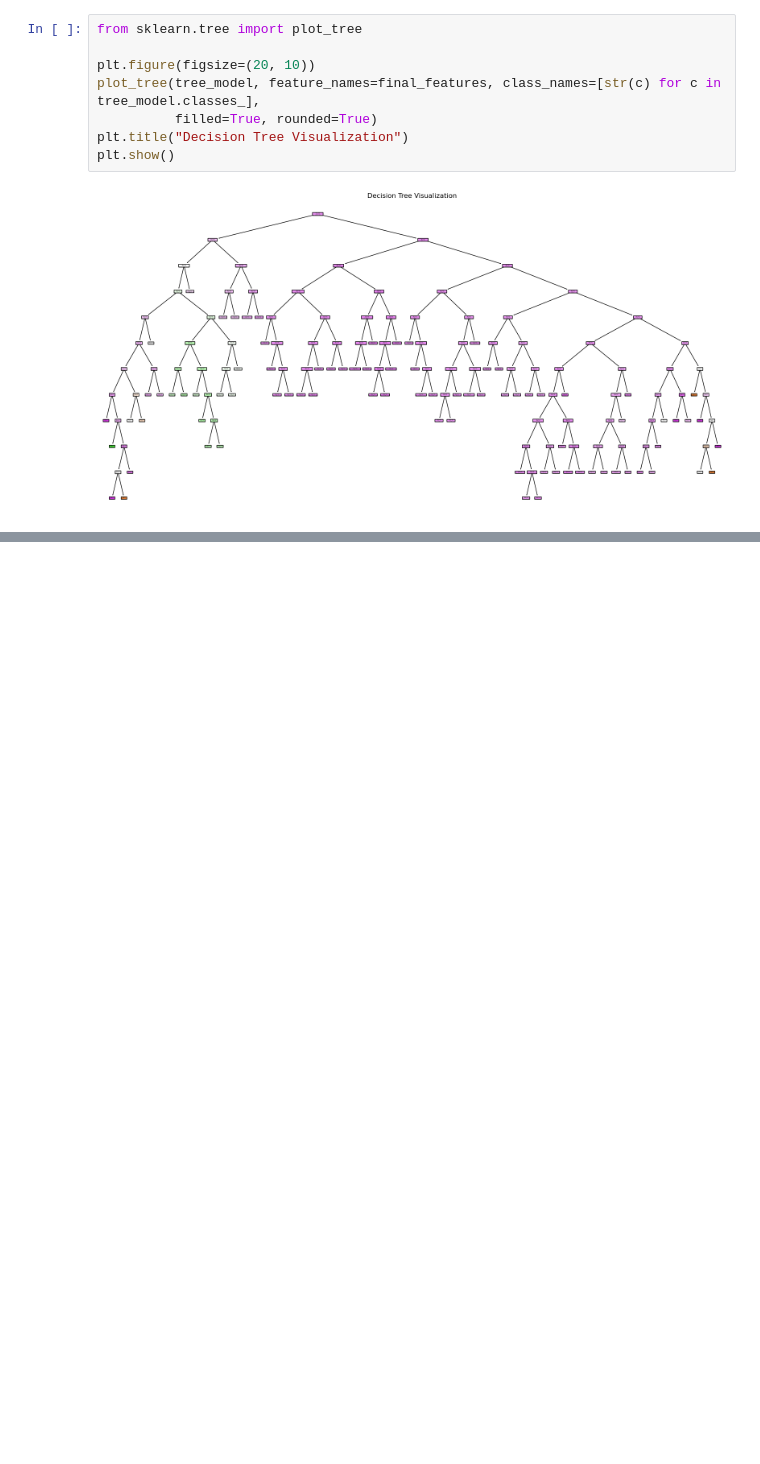
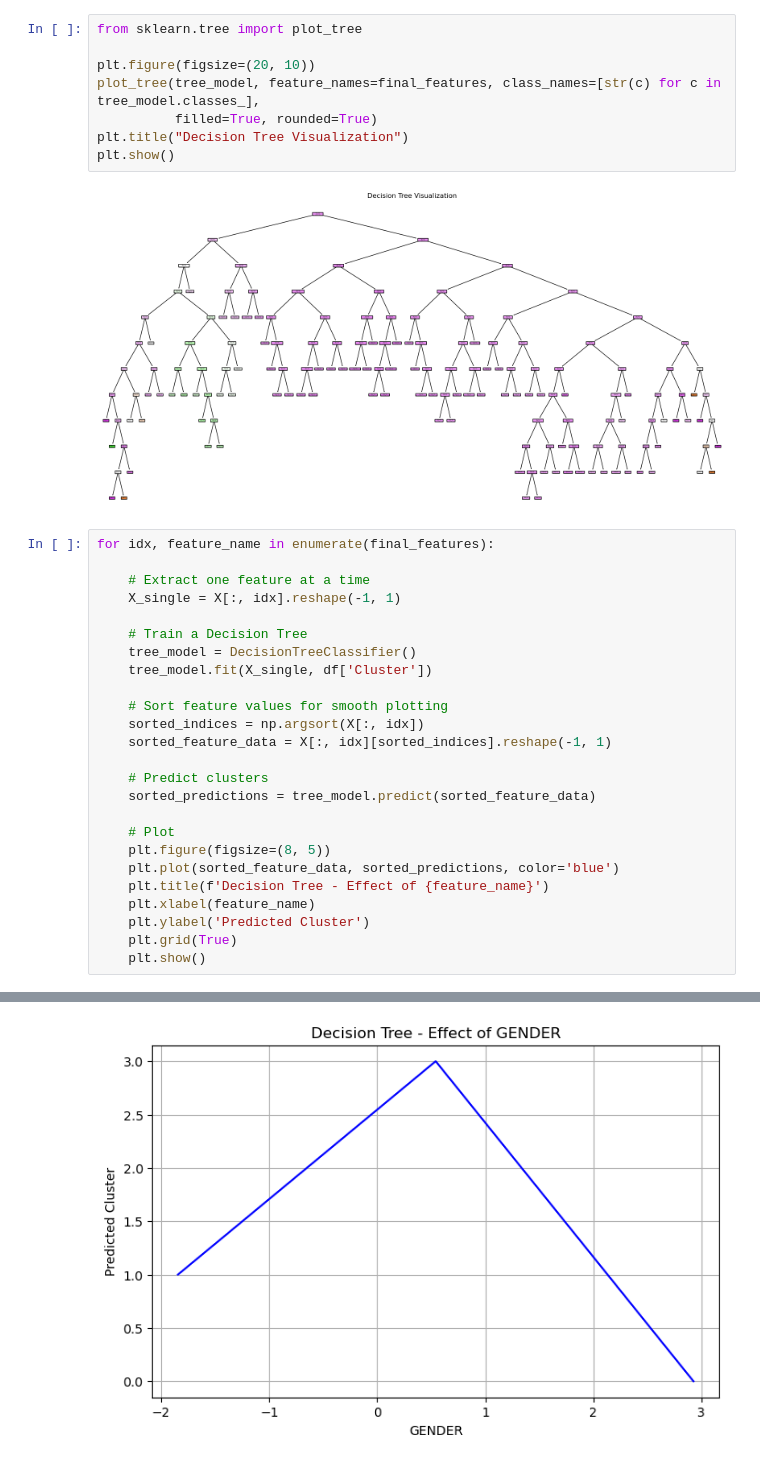
Before and after one commit to Raghupathy2000/FinalProject_Guvi, a Jupyter notebook: AirLine_Final.ipynb, the cells around one changed output, grey strips where cells are left out. Cells and saved outputs as stored; diff of their text form; blank space fills up the shorter version.

```diff
--- a/AirLine_Final.ipynb
+++ b/AirLine_Final.ipynb
@@ -456,3 +453,29 @@ plt.title("Decision Tree Visualization")
 plt.show()
 # %% [output]
 [figure]
+# %%
+for idx, feature_name in enumerate(final_features):
+
+    # Extract one feature at a time
+    X_single = X[:, idx].reshape(-1, 1)
+
+    # Train a Decision Tree
+    tree_model = DecisionTreeClassifier()
+    tree_model.fit(X_single, df['Cluster'])
+
+    # Sort feature values for smooth plotting
+    sorted_indices = np.argsort(X[:, idx])
+    sorted_feature_data = X[:, idx][sorted_indices].reshape(-1, 1)
+
+    # Predict clusters
+    sorted_predictions = tree_model.predict(sorted_feature_data)
+
+    # Plot
+    plt.figure(figsize=(8, 5))
+    plt.plot(sorted_feature_data, sorted_predictions, color='blue')
+    plt.title(f'Decision Tree - Effect of {feature_name}')
+    plt.xlabel(feature_name)
+    plt.ylabel('Predicted Cluster')
+    plt.grid(True)
+    plt.show()
+# %% [output]
@@ -458,0 +483 @@ plt.show()
+[figure, added]
```
Also changed, not shown: parts of 5 cells of this notebook.
